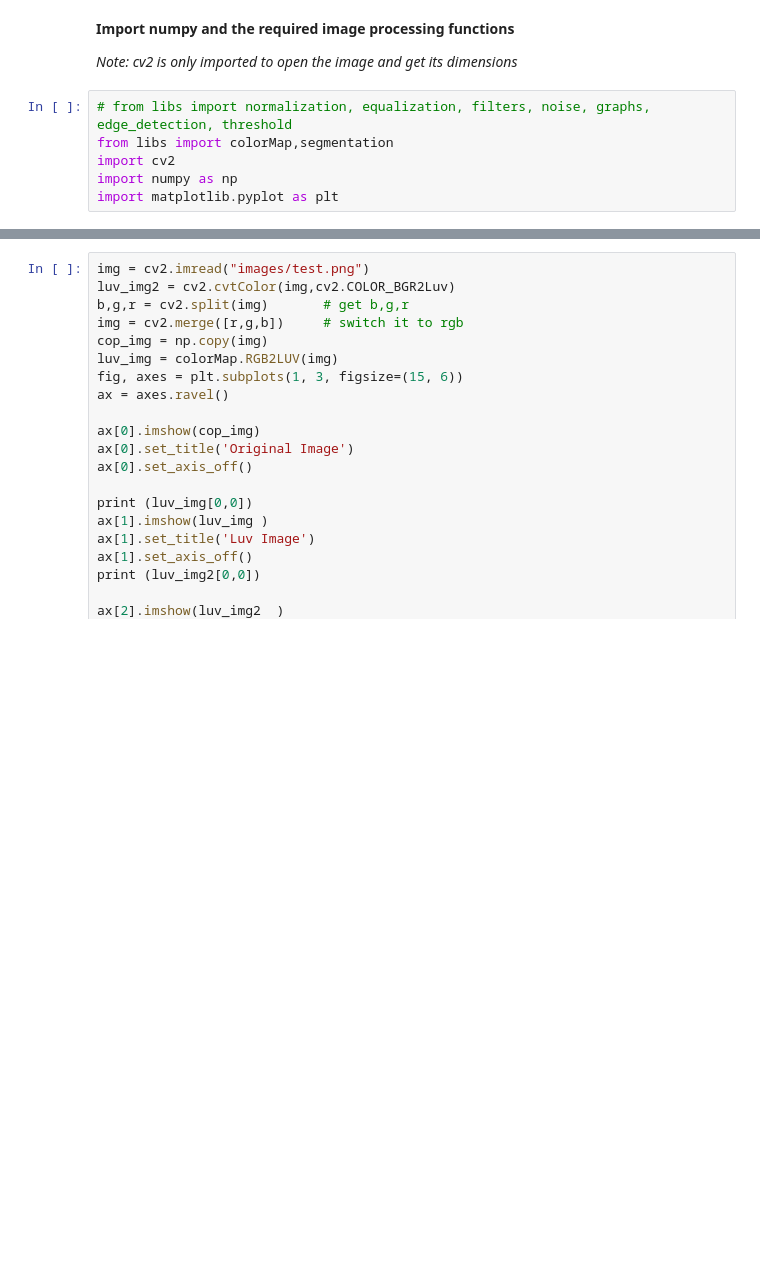
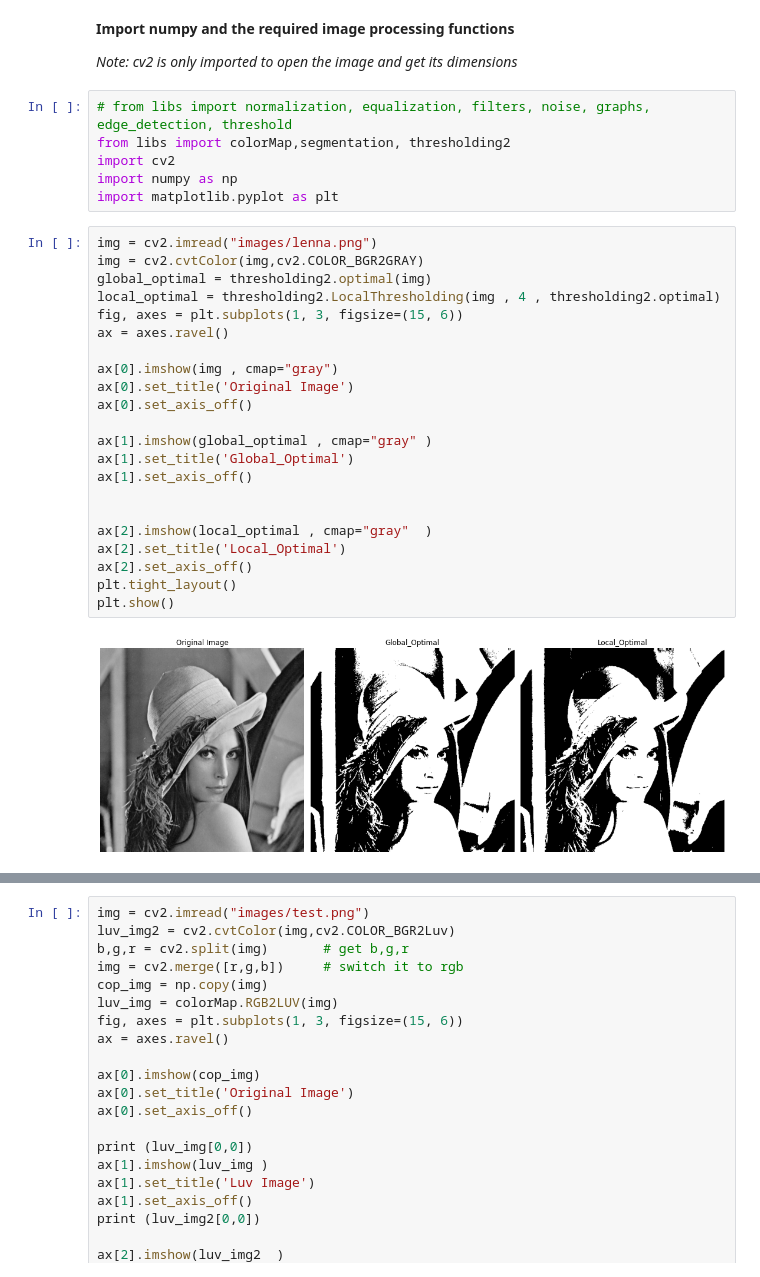
Before and after one commit to ahmed-sedky/computer-vision-basics, a Jupyter notebook: task_4.ipynb, the cells around one changed output, grey strips where cells are left out. Saved outputs shown, nothing was run; the diff lists cells and outputs as text; blank space fills up the shorter version.

Commit message:
add thresholding

```diff
--- a/task_4.ipynb
+++ b/task_4.ipynb
@@ -12,7 +12,31 @@
 *Note: cv2 is only imported to open the image and get its dimensions*
 # %%
 # from libs import normalization, equalization, filters, noise, graphs, edge_detection, threshold
-from libs import colorMap,segmentation
+from libs import colorMap,segmentation, thresholding2
 import cv2
 import numpy as np
 import matplotlib.pyplot as plt
+# %%
+img = cv2.imread("images/lenna.png")
+img = cv2.cvtColor(img,cv2.COLOR_BGR2GRAY)
+global_optimal = thresholding2.optimal(img)
+local_optimal = thresholding2.LocalThresholding(img , 4 , thresholding2.optimal)
+fig, axes = plt.subplots(1, 3, figsize=(15, 6))
+ax = axes.ravel()
+
+ax[0].imshow(img , cmap="gray")
+ax[0].set_title('Original Image')
+ax[0].set_axis_off()
+
+ax[1].imshow(global_optimal , cmap="gray" )
+ax[1].set_title('Global_Optimal')
+ax[1].set_axis_off()
+
+
+ax[2].imshow(local_optimal , cmap="gray"  )
+ax[2].set_title('Local_Optimal')
+ax[2].set_axis_off()
+plt.tight_layout()
+plt.show()
+# %% [output]
+[figure, added]
```
Also changed, not shown: parts of 2 cells of this notebook, 1 other file.
